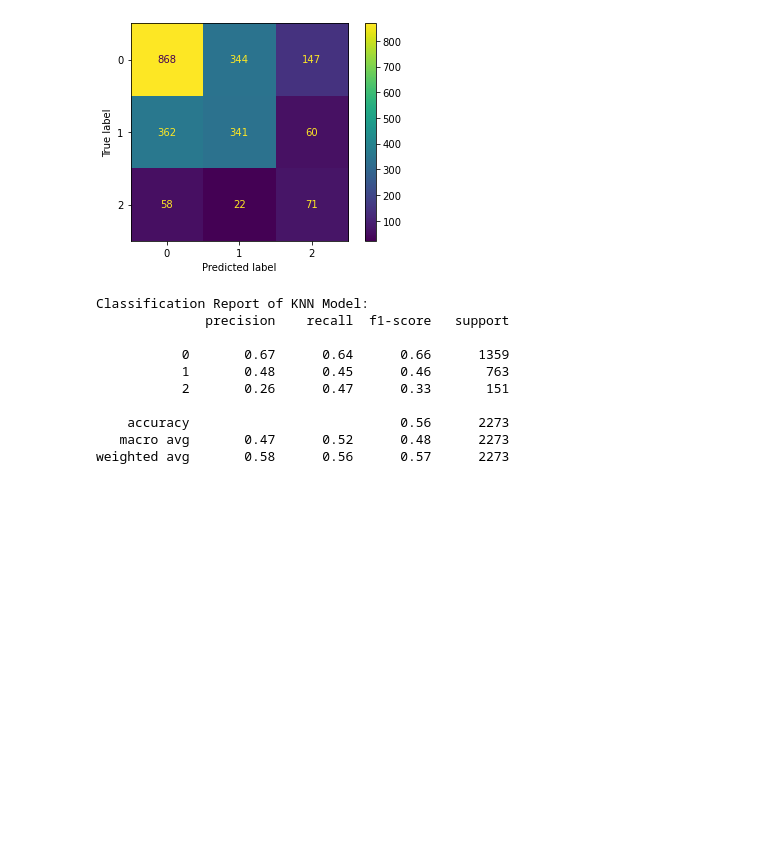
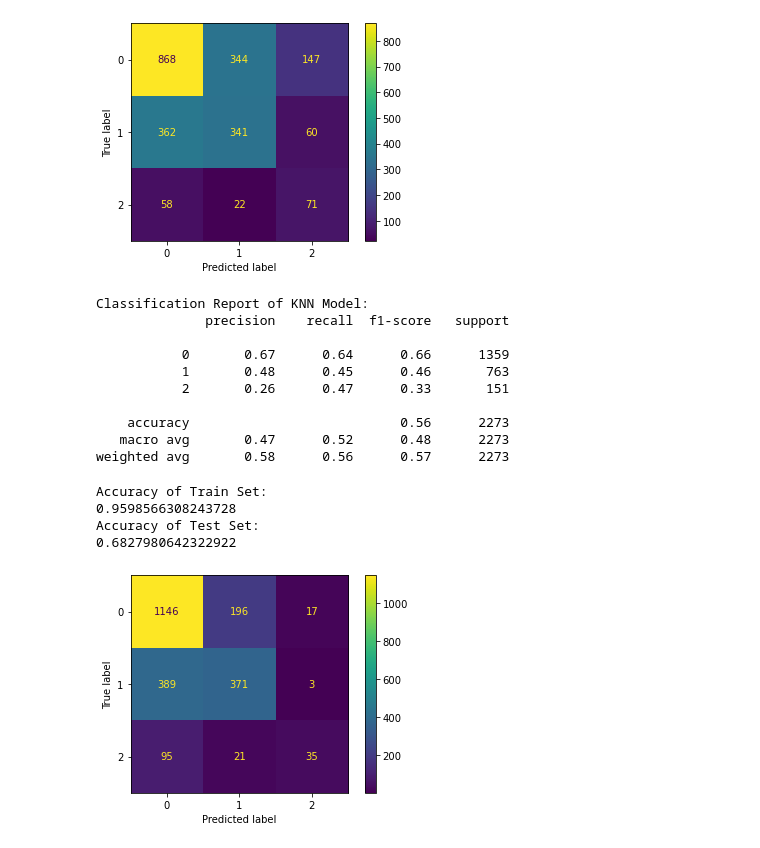
Before and after one commit to VolhaP87/Twitter_Sentiment_Analysis, a Jupyter notebook: Untitled.ipynb, the cells around one changed output. Cells and saved outputs as stored; diff of their text form; code cells hidden in the pictures; blank space fills up the shorter version.

Commit message:
Build SVM and Random Forest Models

```diff
--- a/Untitled.ipynb
+++ b/Untitled.ipynb
@@ -543,3 +543,21 @@ Classification Report of KNN Model:
     accuracy                           0.56      2273
    macro avg       0.47      0.52      0.48      2273
 weighted avg       0.58      0.56      0.57      2273
+# %%
+from sklearn.svm import SVC
+
+svc = SVC(random_state=42, probability=True)
+svc.fit(X_train_resampled, y_train_resampled)
+print("Accuracy of Train Set:")
+print(svc.score(X_train_resampled, y_train_resampled))
+print("Accuracy of Test Set:")
+print(svc.score(X_test_vectorized, y_test))
+# %% [output]
+Accuracy of Train Set:
+0.9598566308243728
+Accuracy of Test Set:
+0.6827980642322922
+# %%
+plot_confusion_matrix(svc, X_test_vectorized, y_test);
+# %% [output]
+[figure, added]
```
Also changed, not shown: parts of 4 cells of this notebook.
